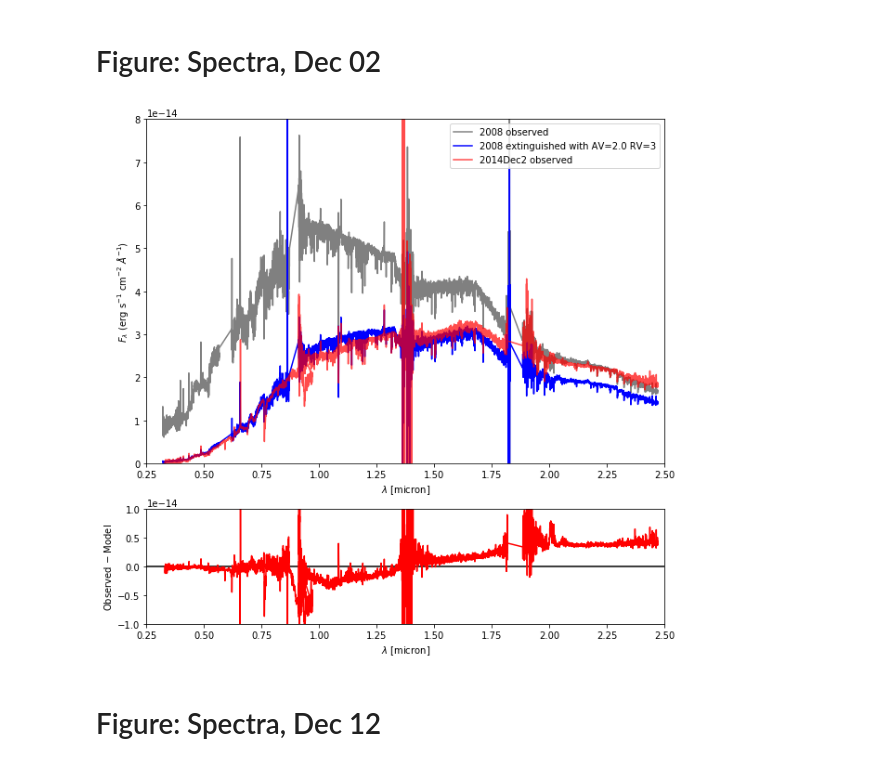
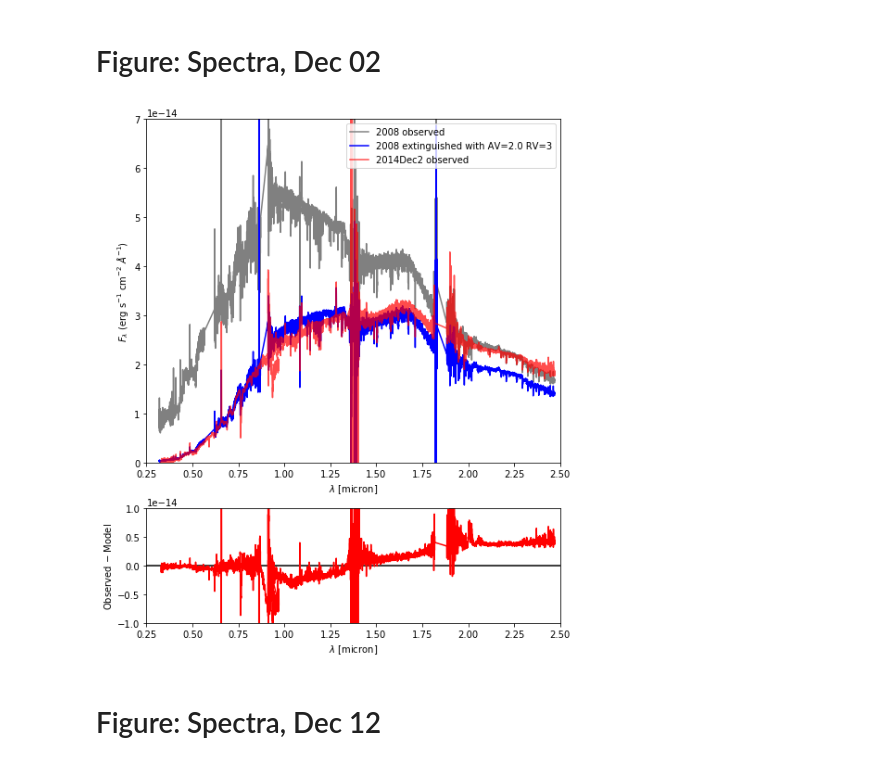
Before and after one commit to krislars/AA_Tau_Covey, a Jupyter notebook: AATau_5_figures.ipynb, the cells around one changed output. Drawn from its saved outputs; the diff is of its cells as text; code cells hidden in the pictures.

Commit message:
Additional figures for submission

```diff
--- a/AATau_5_figures.ipynb
+++ b/AATau_5_figures.ipynb
@@ -54,32 +58,32 @@ interp2008=interp.interp1d(allwav_2008,alldata_2008)
 # %% [markdown]
 # Figure: Spectra, Dec 02 <a name="spectra02"></a>
 # %%
-fig,(ax1,ax2)=plt.subplots(2,1,figsize=(10,10),gridspec_kw = {'height_ratios':[3, 1]})
+fig,(ax1,ax2)=plt.subplots(2,1,figsize=(8,10),gridspec_kw = {'height_ratios':[3, 1]})
 
 ext=F99(Rv=3.0)
 
 ax1.plot(allwav_2008,alldata_2008,'grey',label='2008 observed')
 ax1.plot(allwav_2008,alldata_2008*ext.extinguish(allwav_2008,Av=2.0),'blue',
          label="2008 extinguished with AV=2.0 RV=3")
 ax1.plot(allwav_dec02,alldata_dec02,'red',label='2014Dec2 observed',alpha=0.7)
-ax1.set_ylim(0,0.8E-13)
+ax1.set_ylim(0,0.7E-13)
 ax1.set_xlim(0.25,2.5)
 ax1.set_xlabel('$\lambda$ [micron]')
 ax1.set_ylabel('$F_\lambda$ (erg s$^{-1}$ cm$^{-2}$ $\AA^{-1}$)')
 ax1.legend(loc='upper right')
 
 ax2.plot([.25,2.5],[0,0],'k')
 ax2.plot(allwav_dec02,alldata_dec02-
          interp2008(allwav_dec02)*alldata_2008.unit*ext.extinguish(allwav_dec02,Av=2.0),'r')
 ax2.set_xlim(0.25,2.5)
 ax2.set_ylim(-1E-14,1E-14)
 ax2.set_xlabel('$\lambda$ [micron]')
 ax2.set_ylabel('Observed $-$ Model')
 
 
 plt.show()
 # %% [output]
-[figure, old version]
+[figure, new version]
 # %% [markdown]
 # Figure: Spectra, Dec 12 <a name="spectra12"></a>
 # %%
```
Also changed, not shown: parts of 22 cells of this notebook, 1 other file.
